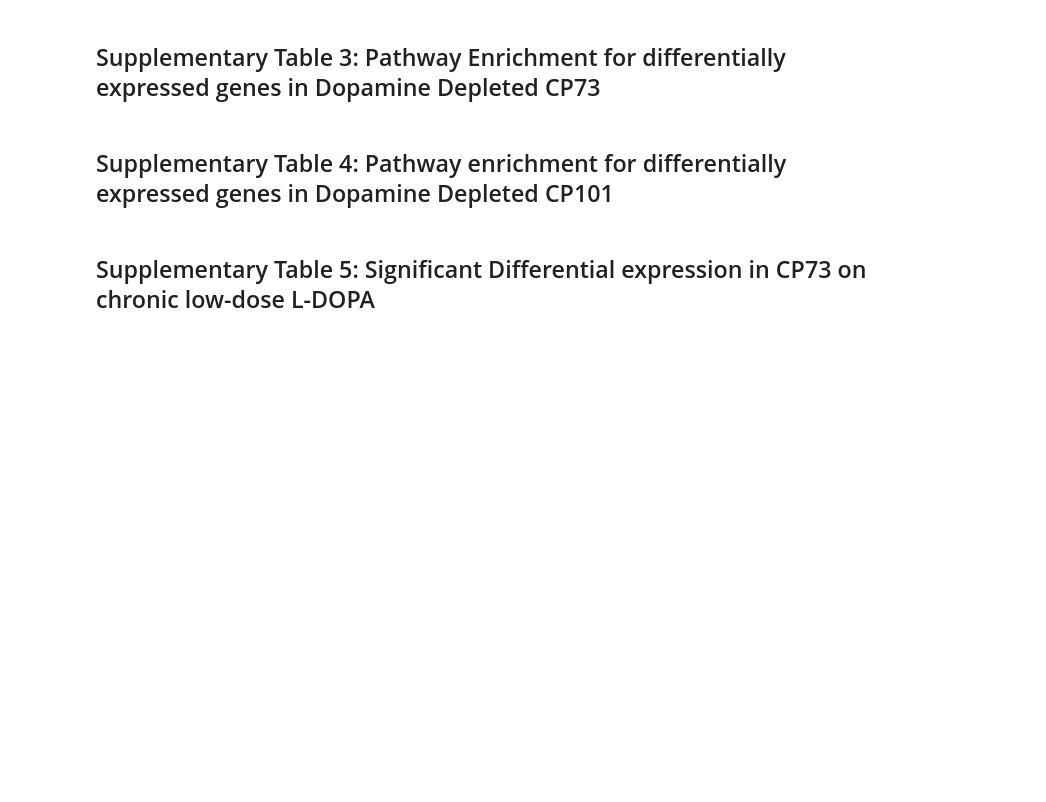
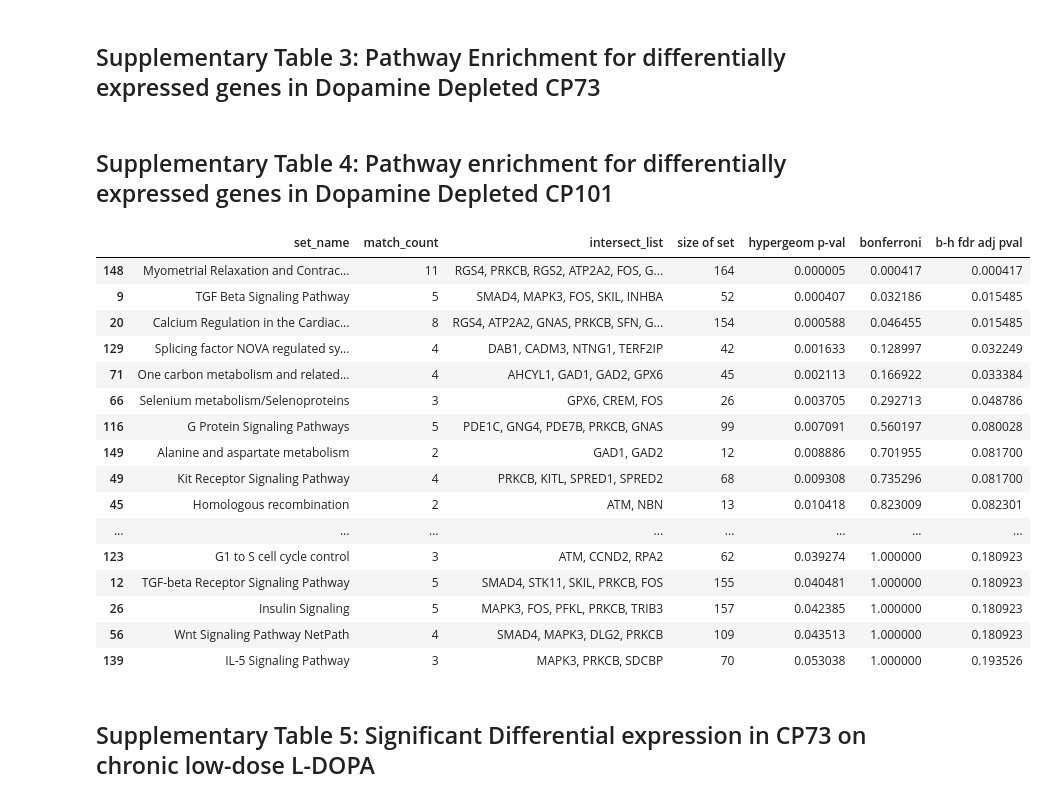
Before and after one commit to aheilbut/pdmouse, a Jupyter notebook: py/pd_supp_tables.ipynb, the cells around one changed output. Saved outputs shown, nothing was run; the diff lists cells and outputs as text; code cells hidden in the pictures; blank space fills up the shorter version.

```diff
--- a/py/pd_supp_tables.ipynb
+++ b/py/pd_supp_tables.ipynb
@@ -513,9 +616,29 @@ writeTable(o, "pd_supptable_03", "enriched pathways from wikipathways in dopamin
 t = (cp_both_wide_info.select(
     lambda x: cp_both_wide_info.ix[x, cn_cp101_bh_ttest_pval] < 0.10
 ))
-o = alib.wikipath.calc_overlap_stats([a.upper() for a in uniqueSym(t.symbol)], wp.mouse_wp_symbols, total_mouse_gene_symbols)[0:20]
+o = alib.wikipath.calc_overlap_stats([a.upper() for a in uniqueSym(t.symbol)], wp.mouse_wp_symbols, total_mouse_gene_symbols)[0:100]
 o["intersect_list"] = [", ".join( list(a) ) for a in o["intersect_list"]] # convert sets to lists for ouput
-writeTable(o, "pd_supptable_04", "enriched pathways from wikipathways in dopamine depleted CP101")
+writeTable(o, "pd_heiman2013_supptable_04", "enriched pathways from wikipathways in dopamine depleted Drd2 iSPNs")
+# %%
+o
+# %% [output]
+|  | set_name | match_count | intersect_list | size of set | hypergeom p-val | bonferroni | b-h fdr adj pval |
+| 148 | Myometrial Relaxation and Contrac... | 11 | RGS4, PRKCB, RGS2, ATP2A2, FOS, G... | 164 | 0.000005 | 0.000417 | 0.000417 |
+| 9 | TGF Beta Signaling Pathway | 5 | SMAD4, MAPK3, FOS, SKIL, INHBA | 52 | 0.000407 | 0.032186 | 0.015485 |
+| 20 | Calcium Regulation in the Cardiac... | 8 | RGS4, ATP2A2, GNAS, PRKCB, SFN, G... | 154 | 0.000588 | 0.046455 | 0.015485 |
+| 129 | Splicing factor NOVA regulated sy... | 4 | DAB1, CADM3, NTNG1, TERF2IP | 42 | 0.001633 | 0.128997 | 0.032249 |
+| 71 | One carbon metabolism and related... | 4 | AHCYL1, GAD1, GAD2, GPX6 | 45 | 0.002113 | 0.166922 | 0.033384 |
+| 66 | Selenium metabolism/Selenoproteins | 3 | GPX6, CREM, FOS | 26 | 0.003705 | 0.292713 | 0.048786 |
+| 116 | G Protein Signaling Pathways | 5 | PDE1C, GNG4, PDE7B, PRKCB, GNAS | 99 | 0.007091 | 0.560197 | 0.080028 |
+| 149 | Alanine and aspartate metabolism | 2 | GAD1, GAD2 | 12 | 0.008886 | 0.701955 | 0.081700 |
+| 49 | Kit Receptor Signaling Pathway | 4 | PRKCB, KITL, SPRED1, SPRED2 | 68 | 0.009308 | 0.735296 | 0.081700 |
+| 45 | Homologous recombination | 2 | ATM, NBN | 13 | 0.010418 | 0.823009 | 0.082301 |
+| ... | ... | ... | ... | ... | ... | ... | ... |
+| 123 | G1 to S cell cycle control | 3 | ATM, CCND2, RPA2 | 62 | 0.039274 | 1.000000 | 0.180923 |
+| 12 | TGF-beta Receptor Signaling Pathway | 5 | SMAD4, STK11, SKIL, PRKCB, FOS | 155 | 0.040481 | 1.000000 | 0.180923 |
+| 26 | Insulin Signaling | 5 | MAPK3, FOS, PFKL, PRKCB, TRIB3 | 157 | 0.042385 | 1.000000 | 0.180923 |
+| 56 | Wnt Signaling Pathway NetPath | 4 | SMAD4, MAPK3, DLG2, PRKCB | 109 | 0.043513 | 1.000000 | 0.180923 |
+| 139 | IL-5 Signaling Pathway | 3 | MAPK3, PRKCB, SDCBP | 70 | 0.053038 | 1.000000 | 0.193526 |
 # %% [markdown]
 ## Supplementary Table 5: Significant Differential expression in CP73 on chronic low-dose L-DOPA
 # %%
```
Also changed, not shown: parts of 39 cells of this notebook, 4 other files.
